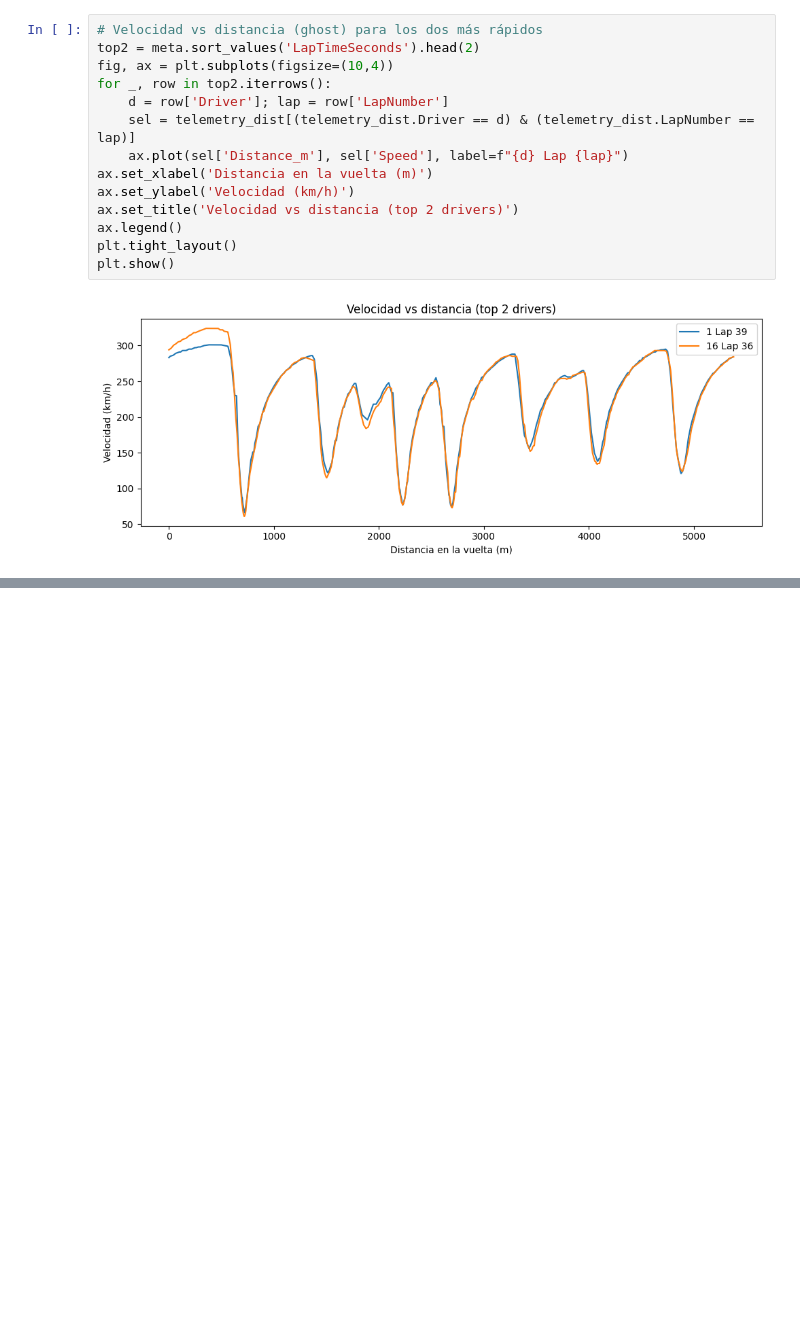
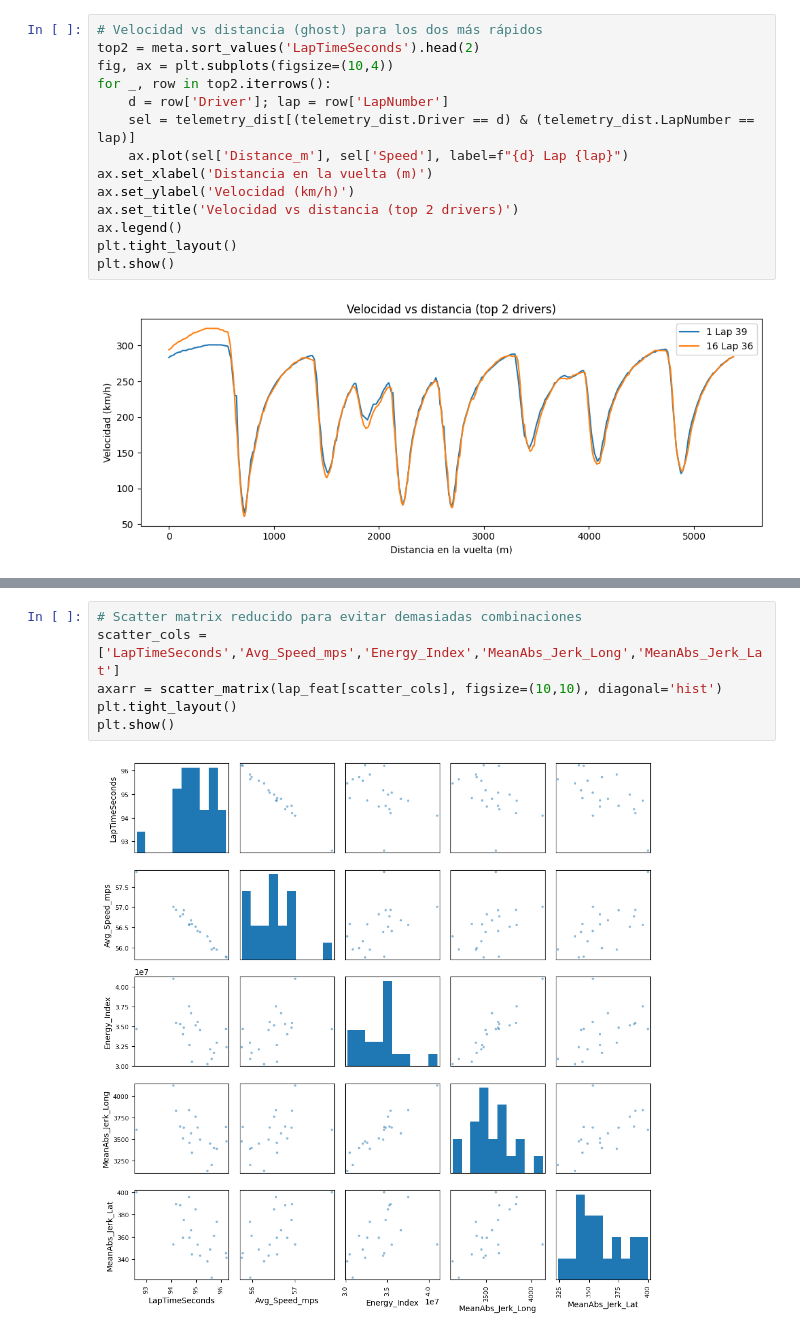
Before and after one commit to aritzrss/F1-Analytics, a Jupyter notebook: notebooks/tests.ipynb, the cells around one changed output, grey strips where cells are left out. Drawn from its saved outputs; the diff is of its cells as text; blank space fills up the shorter version.

```diff
--- a/notebooks/tests.ipynb
+++ b/notebooks/tests.ipynb
@@ -100,0 +214,8 @@ plt.show()
+# %%
+# Scatter matrix reducido para evitar demasiadas combinaciones
+scatter_cols = ['LapTimeSeconds','Avg_Speed_mps','Energy_Index','MeanAbs_Jerk_Long','MeanAbs_Jerk_Lat']
+axarr = scatter_matrix(lap_feat[scatter_cols], figsize=(10,10), diagonal='hist')
+plt.tight_layout()
+plt.show()
+# %% [output]
+[figure, added]
```
Also changed, not shown: parts of 19 cells of this notebook, 3 other files.
